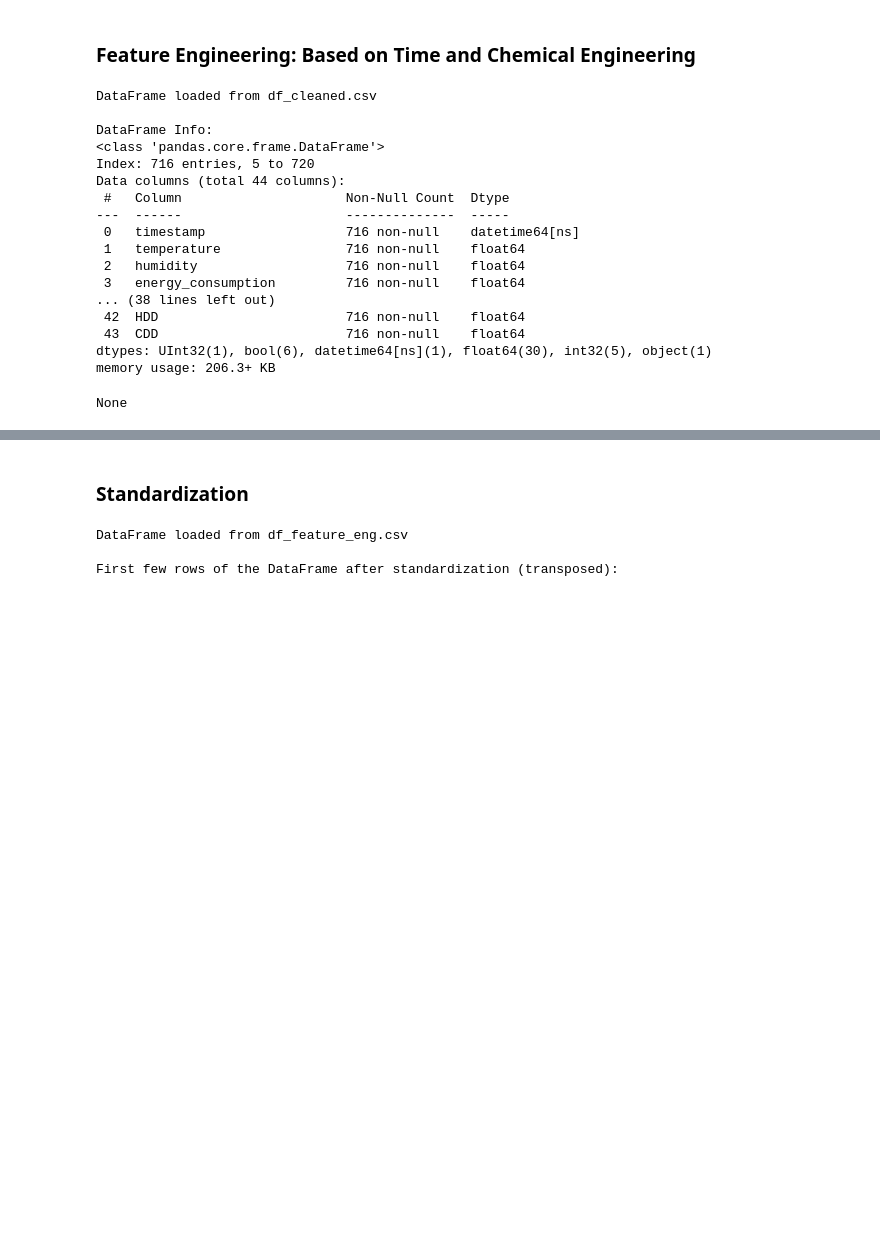
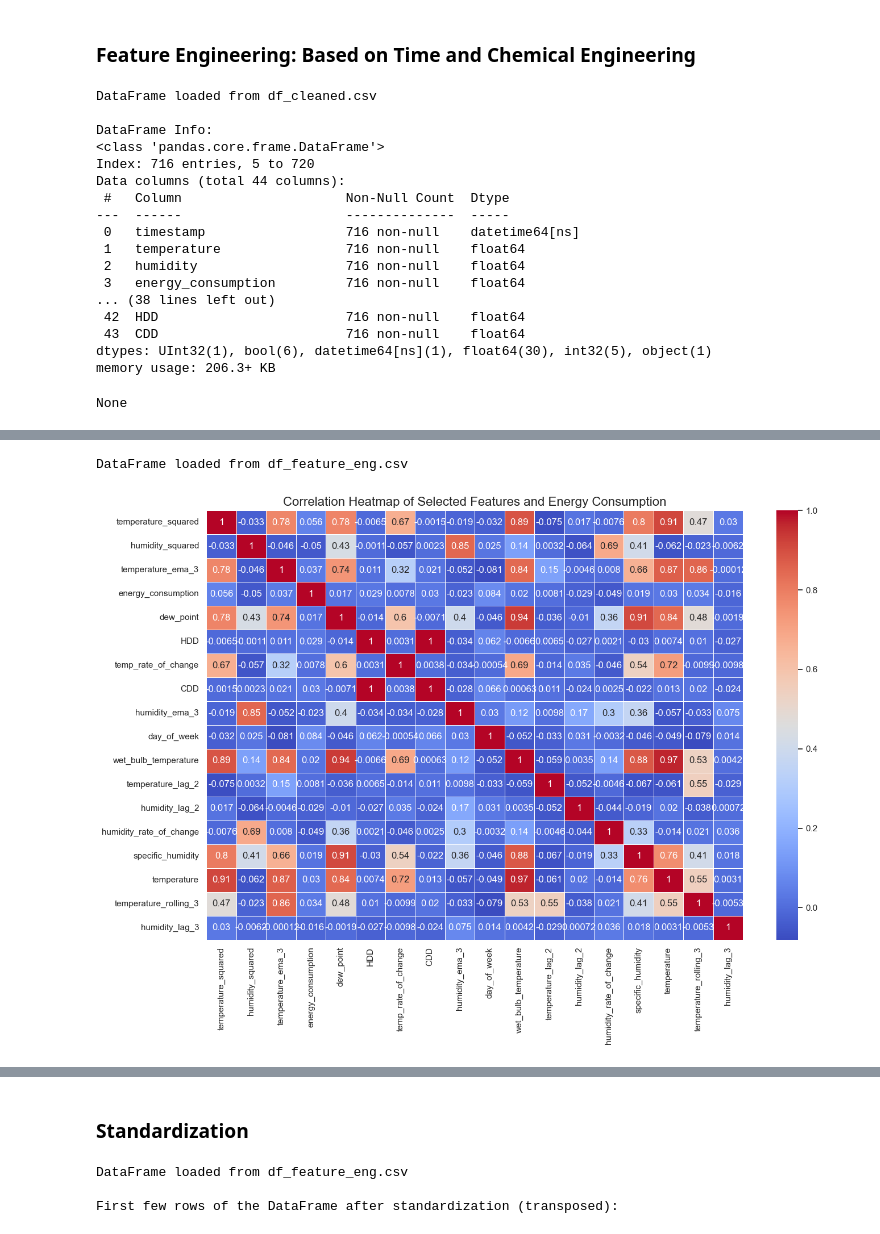
Before and after one commit to jquickgpt/optimum, a Jupyter notebook: notebooks/feature_engineering.ipynb, the cells around one changed output, grey strips where cells are left out. Saved outputs shown, nothing was run; the diff lists cells and outputs as text; code cells hidden in the pictures; blank space fills up the shorter version.

```diff
--- a/notebooks/feature_engineering.ipynb
+++ b/notebooks/feature_engineering.ipynb
@@ -212,0 +271,51 @@ None
+# %%
+import pandas as pd
+import seaborn as sns
+import matplotlib.pyplot as plt
+
+def load_feature_eng_dataframe(file_name):
+    """Load the feature-engineered DataFrame from a CSV file."""
+    df_feature_eng = pd.read_csv(file_name, index_col=0, parse_dates=True)
+    print(f"DataFrame loaded from {file_name}")
+
+    # Reset the index to include the timestamp as a regular column and rename it
+    df_feature_eng.reset_index(inplace=True)
+    df_feature_eng.rename(columns={'index': 'timestamp'}, inplace=True)  # Rename index column
+
+    return df_feature_eng
+
+def plot_correlation_heatmap(df):
+    """Plot correlation heatmap for all features and energy consumption."""
+    # List of selected features including the corrected variables
+    selected_features = [
+        'temperature_squared', 'humidity_squared', 'temperature_ema_3', 'energy_consumption',
+        'dew_point', 'HDD', 'temp_rate_of_change', 'CDD', 'humidity_ema_3', 'day_of_week',
+        'wet_bulb_temperature', 'temperature_lag_2', 'humidity_lag_2', 'humidity_rate_of_change',
+        'specific_humidity', 'temperature', 'temperature_rolling_3', 'humidity_lag_3'
+    ]
+
+    # Check if all selected features are present in the DataFrame
+    available_features = [feature for feature in selected_features if feature in df.columns]
+
+    # Calculate correlation matrix for the available features
+    corr = df[available_features].corr()
+
+    # Plot the correlation heatmap
+    plt.figure(figsize=(14, 10))
+    sns.heatmap(corr, annot=True, cmap='coolwarm', linewidths=0.5)
+    plt.title('Correlation Heatmap of Selected Features and Energy Consumption', fontsize=16)
+    plt.tight_layout()
+    plt.show()
+
+def main():
+    # Load the feature-engineered DataFrame back into memory
+    df = load_feature_eng_dataframe('df_feature_eng.csv')
+
+    # Plot correlation heatmap
+    plot_correlation_heatmap(df)
+
+if __name__ == "__main__":
+    main()
+# %% [output]
+DataFrame loaded from df_feature_eng.csv
+[figure, added]
```
Also changed, not shown: parts of 3 cells of this notebook.
